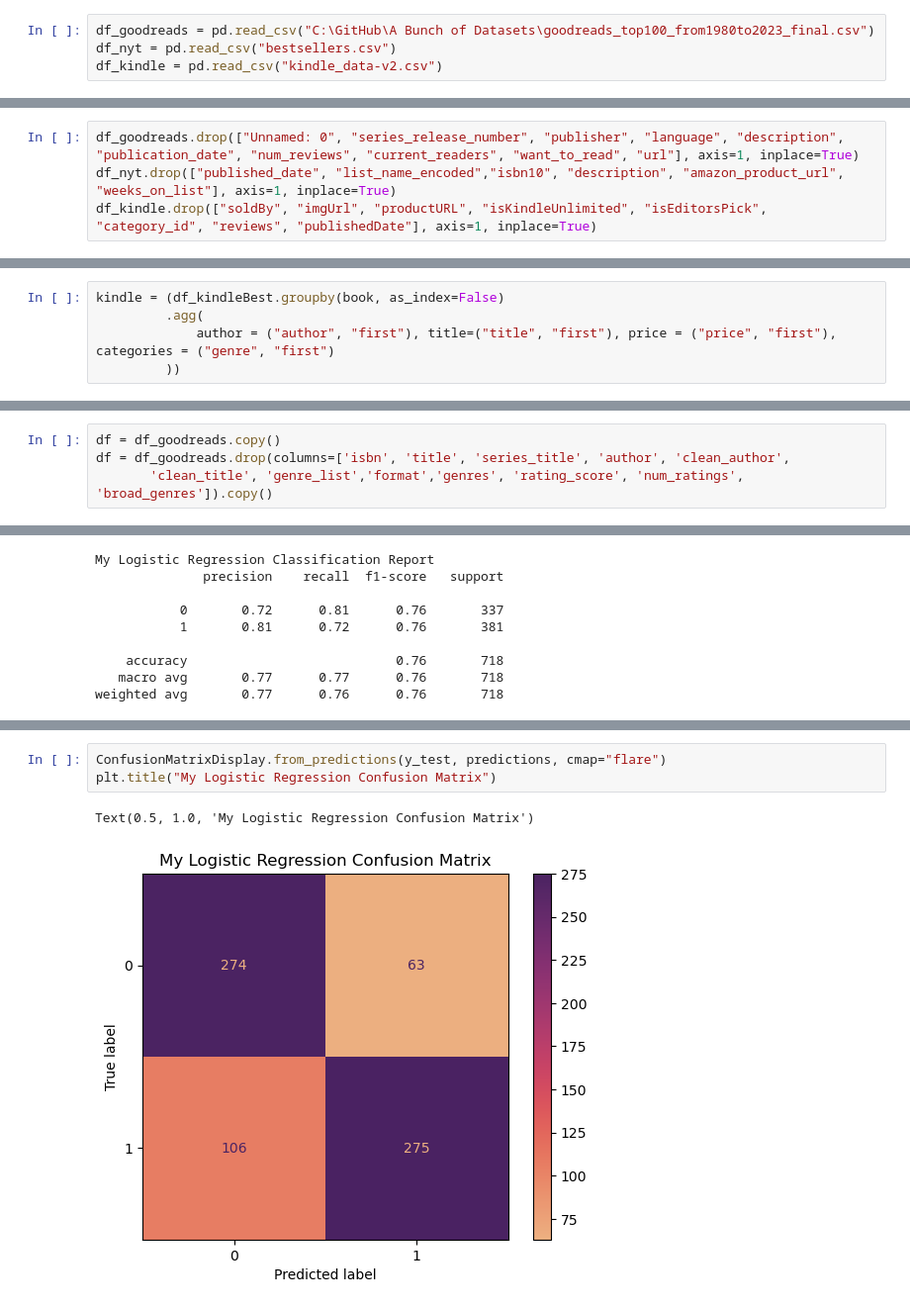
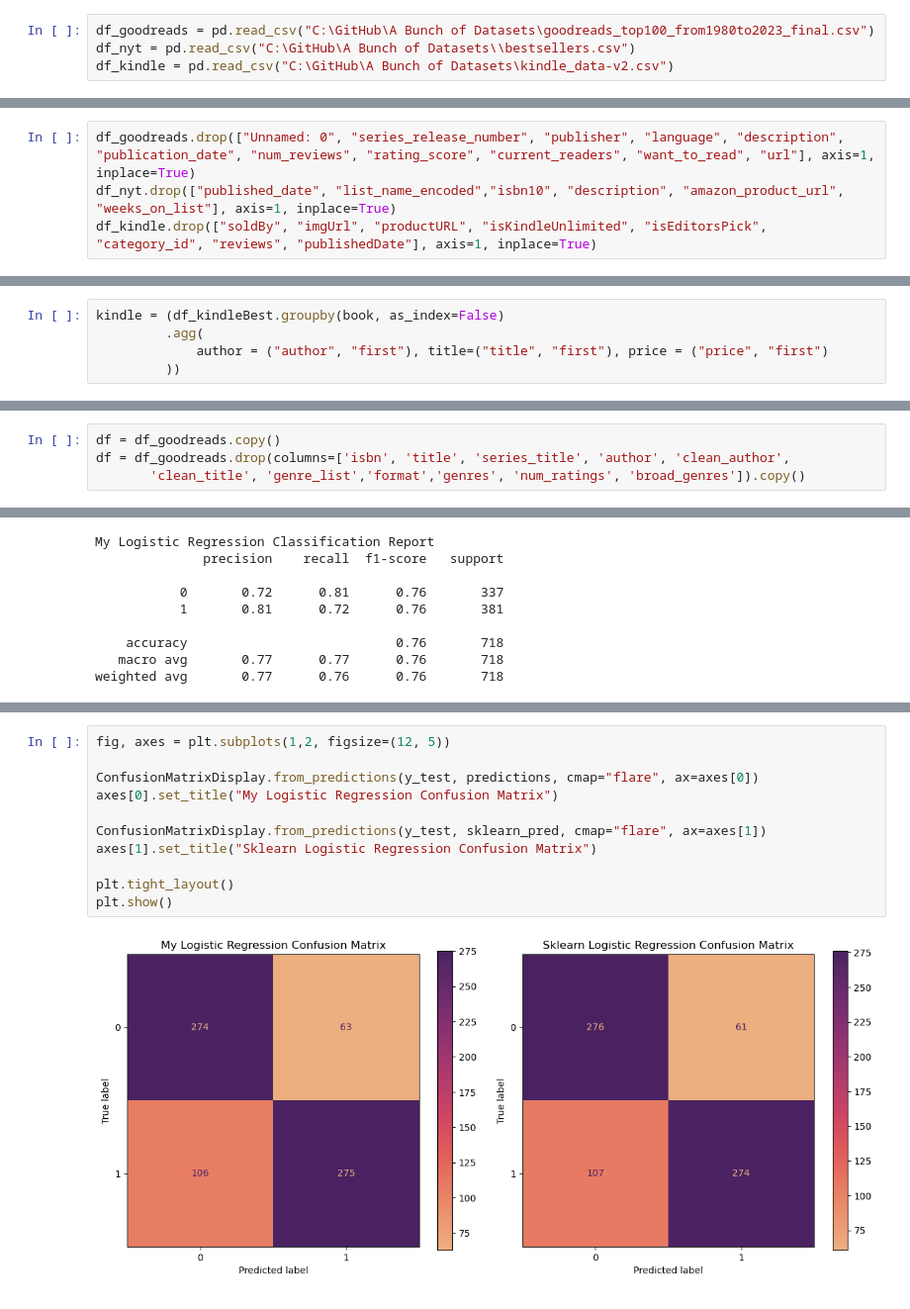
Before and after one commit to TshiamoM03/Bestseller-Prediction, a Jupyter notebook: Bestseller_Prediction2.ipynb, the cells around one changed output, grey strips where cells are left out. Shown at 99% size. Cells and saved outputs as stored; diff of their text form.

```diff
--- a/Bestseller_Prediction2.ipynb
+++ b/Bestseller_Prediction2.ipynb
@@ -18,5 +23,5 @@ from sklearn.metrics import roc_curve, roc_auc_score
 3. [Kindle Books Dataset](https://www.kaggle.com/datasets/asaniczka/amazon-kindle-books-dataset-2023-130k-books) -> **1979 - 2023**
 # %%
 df_goodreads = pd.read_csv("C:\GitHub\A Bunch of Datasets\goodreads_top100_from1980to2023_final.csv")
-df_nyt = pd.read_csv("bestsellers.csv")
-df_kindle = pd.read_csv("kindle_data-v2.csv")
+df_nyt = pd.read_csv("C:\GitHub\A Bunch of Datasets\\bestsellers.csv")
+df_kindle = pd.read_csv("C:\GitHub\A Bunch of Datasets\kindle_data-v2.csv")
@@ -32,4 +28,4 @@ print("Columns:\n", df_kindle.columns)
 # %%
-df_goodreads.drop(["Unnamed: 0", "series_release_number", "publisher", "language", "description", "publication_date", "num_reviews", "current_readers", "want_to_read", "url"], axis=1, inplace=True)
+df_goodreads.drop(["Unnamed: 0", "series_release_number", "publisher", "language", "description", "publication_date", "num_reviews", "rating_score", "current_readers", "want_to_read", "url"], axis=1, inplace=True)
 df_nyt.drop(["published_date", "list_name_encoded","isbn10", "description", "amazon_product_url", "weeks_on_list"], axis=1, inplace=True)
 df_kindle.drop(["soldBy", "imgUrl", "productURL", "isKindleUnlimited", "isEditorsPick", "category_id", "reviews", "publishedDate"], axis=1, inplace=True)
@@ -307,7 +358,7 @@ nyt.head()
 # %%
 kindle = (df_kindleBest.groupby(book, as_index=False)
          .agg(
-             author = ("author", "first"), title=("title", "first"), price = ("price", "first"), categories = ("genre", "first")
+             author = ("author", "first"), title=("title", "first"), price = ("price", "first")
          ))
 # %%
 kindle.head()
@@ -1043,4 +1133,4 @@ Hardcover and paperback are very highly correlated with each other, but they are
 # %%
 df = df_goodreads.copy()
 df = df_goodreads.drop(columns=['isbn', 'title', 'series_title', 'author', 'clean_author',
-       'clean_title', 'genre_list','format','genres', 'rating_score', 'num_ratings', 'broad_genres']).copy()
+       'clean_title', 'genre_list','format','genres', 'num_ratings', 'broad_genres']).copy()
@@ -1191,7 +1302,14 @@ It shows pretty even performance on either class, although it did misclassify ma
 # %%
-ConfusionMatrixDisplay.from_predictions(y_test, predictions, cmap="flare")
-plt.title("My Logistic Regression Confusion Matrix")
+fig, axes = plt.subplots(1,2, figsize=(12, 5))
+
+ConfusionMatrixDisplay.from_predictions(y_test, predictions, cmap="flare", ax=axes[0])
+axes[0].set_title("My Logistic Regression Confusion Matrix")
+
+ConfusionMatrixDisplay.from_predictions(y_test, sklearn_pred, cmap="flare", ax=axes[1])
+axes[1].set_title("Sklearn Logistic Regression Confusion Matrix")
+
+plt.tight_layout()
+plt.show()
 # %% [output]
-Text(0.5, 1.0, 'My Logistic Regression Confusion Matrix')
-[figure, old version]
+[figure, new version]
 # %% [markdown]
```
Also changed, not shown: parts of 102 cells of this notebook.
